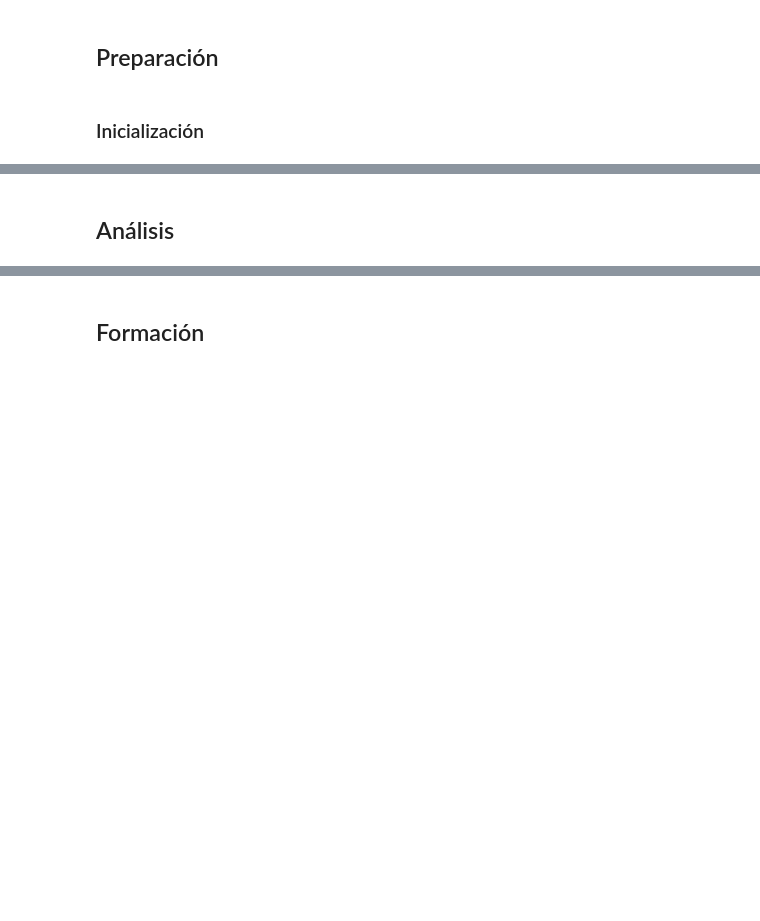
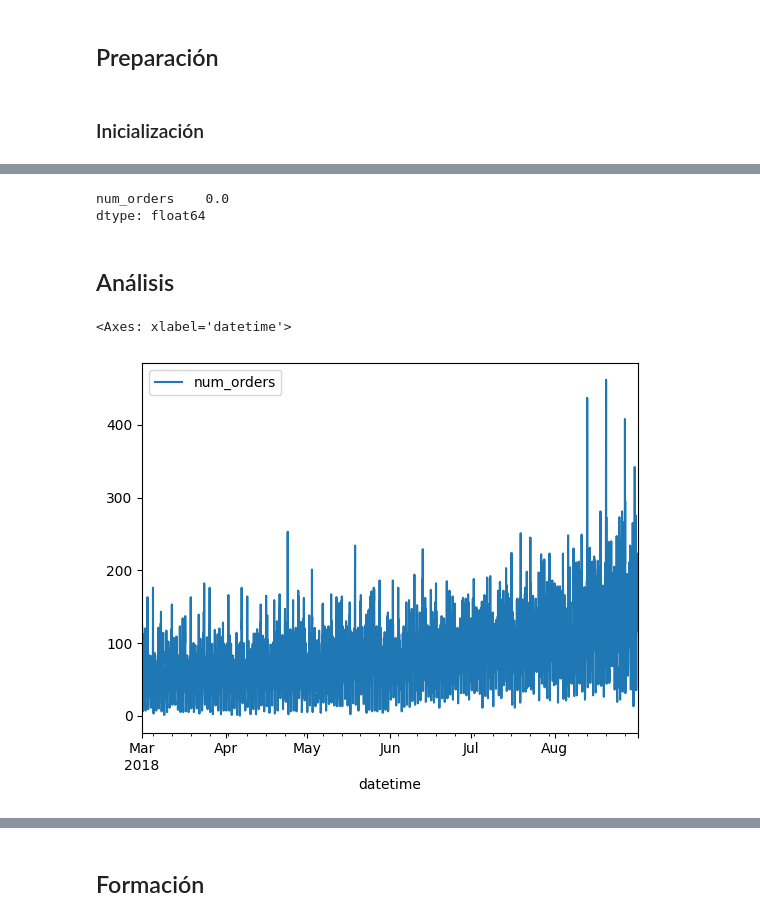
Before and after one commit to ianxportillo/Project_13, a Jupyter notebook: Project_13.ipynb, the cells around one changed output, grey strips where cells are left out. Saved outputs shown, nothing was run; the diff lists cells and outputs as text; code cells hidden in the pictures; blank space fills up the shorter version.

```diff
--- a/Project_13.ipynb
+++ b/Project_13.ipynb
@@ -25,0 +37,5 @@ import pandas as pd
+# %%
+try:
+    df = pd.read_csv('/datasets/taxi.csv', parse_dates=[0])
+except:
+    df = pd.read_csv('datasets/taxi.csv', parse_dates=[0])
@@ -25,0 +54,5 @@ import pandas as pd
+# %%
+try:
+    df = pd.read_csv('/datasets/taxi.csv', index_col=['datetime'], parse_dates=[0])
+except:
+    df = pd.read_csv('datasets/taxi.csv', index_col=['datetime'], parse_dates=[0])
@@ -26,2 +82,17 @@ import pandas as pd
+# %%
+na_ratio = ((df.isnull().sum() / len(df))*100).sort_values(ascending = False)
+na_ratio
+# %% [output]
+num_orders    0.0
+dtype: float64
+# %%
+df.sort_index(inplace=True)
+# %%
+df = df.resample('1H').sum()
 # %% [markdown]
 ## Análisis
+# %%
+df.plot()
+# %% [output]
+<Axes: xlabel='datetime'>
+[figure, added]
```
Also changed, not shown: parts of 16 cells of this notebook.
